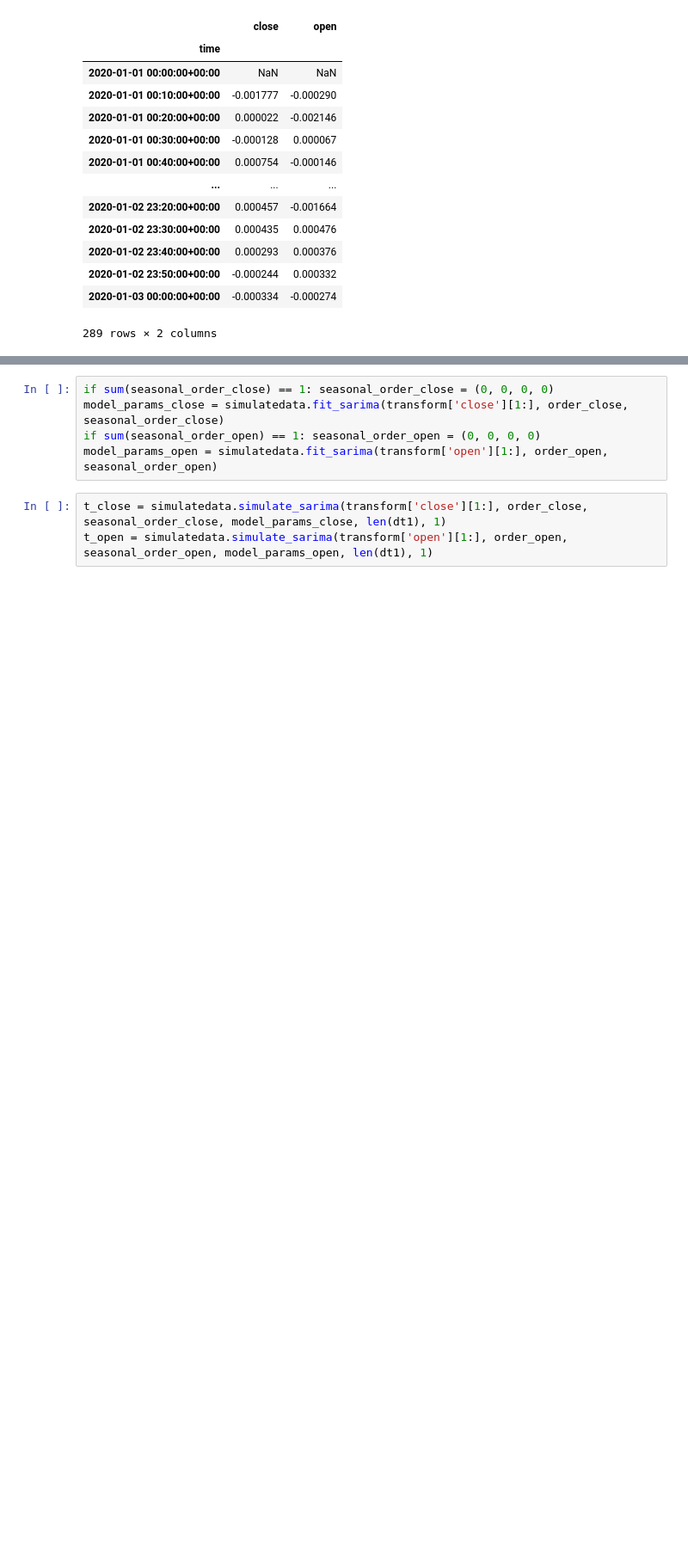
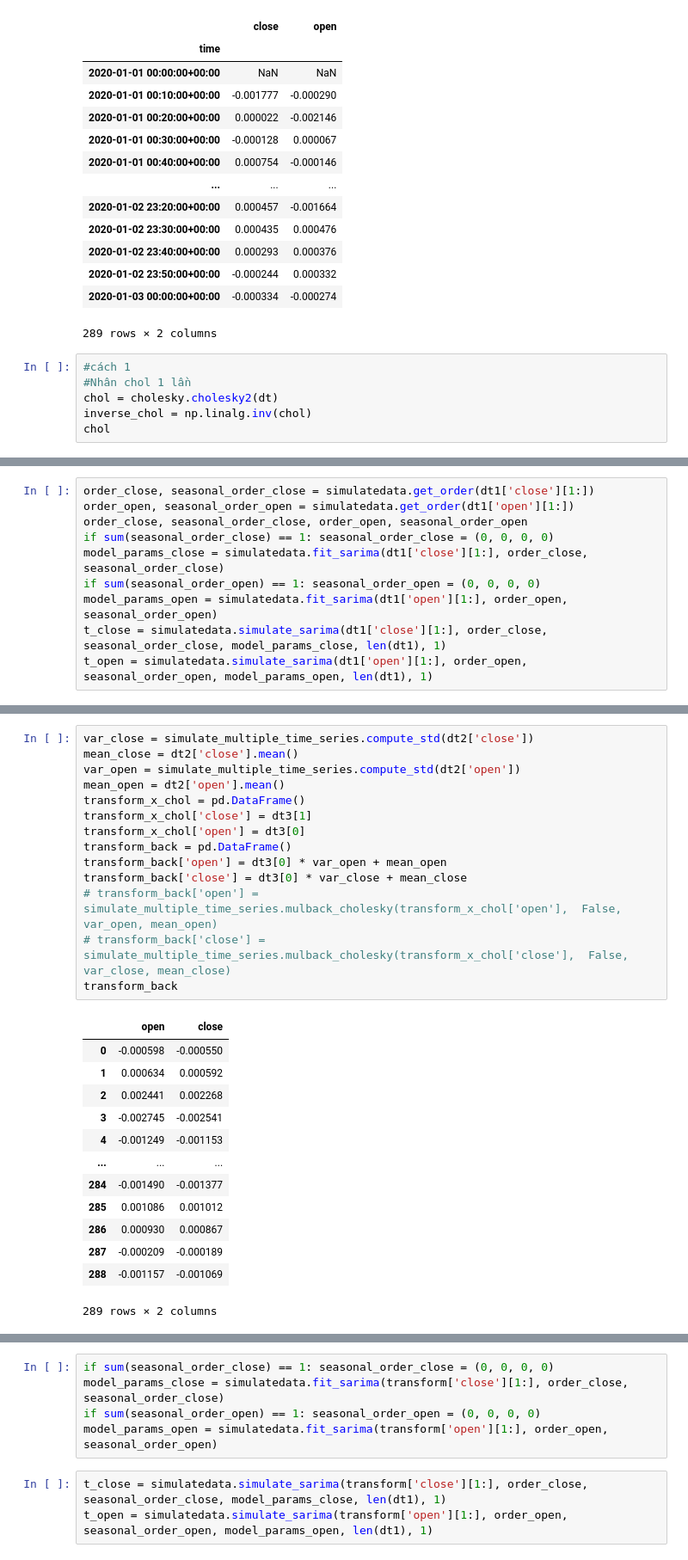
Before and after one commit to Bin1711/Binance, a Jupyter notebook: simulation_test.ipynb, the cells around one changed output, grey strips where cells are left out. Shown: that part at 86% size. Drawn from its saved outputs; the diff is of its cells as text; blank space fills up the shorter version.

```diff
--- a/simulation_test.ipynb
+++ b/simulation_test.ipynb
@@ -74,3 +76,9 @@ dt1
 | 2020-01-02 23:50:00+00:00 | -0.000244 | 0.000332 |
 | 2020-01-03 00:00:00+00:00 | -0.000334 | -0.000274 |
 289 rows × 2 columns
+# %%
+#cách 1
+#Nhân chol 1 lần
+chol = cholesky.cholesky2(dt)
+inverse_chol = np.linalg.inv(chol)
+chol
@@ -76,0 +88,10 @@ dt1
+# %%
+order_close, seasonal_order_close = simulatedata.get_order(dt1['close'][1:])
+order_open, seasonal_order_open = simulatedata.get_order(dt1['open'][1:])
+order_close, seasonal_order_close, order_open, seasonal_order_open
+if sum(seasonal_order_close) == 1: seasonal_order_close = (0, 0, 0, 0)
+model_params_close = simulatedata.fit_sarima(dt1['close'][1:], order_close, seasonal_order_close)
+if sum(seasonal_order_open) == 1: seasonal_order_open = (0, 0, 0, 0)
+model_params_open = simulatedata.fit_sarima(dt1['open'][1:], order_open, seasonal_order_open)
+t_close = simulatedata.simulate_sarima(dt1['close'][1:], order_close, seasonal_order_close, model_params_close, len(dt1), 1)
+t_open = simulatedata.simulate_sarima(dt1['open'][1:], order_open, seasonal_order_open, model_params_open, len(dt1), 1)
@@ -76,0 +147,28 @@ dt1
+# %%
+var_close = simulate_multiple_time_series.compute_std(dt2['close'])
+mean_close = dt2['close'].mean()
+var_open = simulate_multiple_time_series.compute_std(dt2['open'])
+mean_open = dt2['open'].mean()
+transform_x_chol = pd.DataFrame()
+transform_x_chol['close'] = dt3[1]
+transform_x_chol['open'] = dt3[0]
+transform_back = pd.DataFrame()
+transform_back['open'] = dt3[0] * var_open + mean_open
+transform_back['close'] = dt3[0] * var_close + mean_close
+# transform_back['open'] = simulate_multiple_time_series.mulback_cholesky(transform_x_chol['open'],  False, var_open, mean_open)
+# transform_back['close'] = simulate_multiple_time_series.mulback_cholesky(transform_x_chol['close'],  False, var_close, mean_close)
+transform_back
+# %% [output]
+|  | open | close |
+| 0 | -0.000598 | -0.000550 |
+| 1 | 0.000634 | 0.000592 |
+| 2 | 0.002441 | 0.002268 |
+| 3 | -0.002745 | -0.002541 |
+| 4 | -0.001249 | -0.001153 |
+| ... | ... | ... |
+| 284 | -0.001490 | -0.001377 |
+| 285 | 0.001086 | 0.001012 |
+| 286 | 0.000930 | 0.000867 |
+| 287 | -0.000209 | -0.000189 |
+| 288 | -0.001157 | -0.001069 |
+289 rows × 2 columns
```
Also changed, not shown: parts of 20 cells of this notebook, 1 other file.
